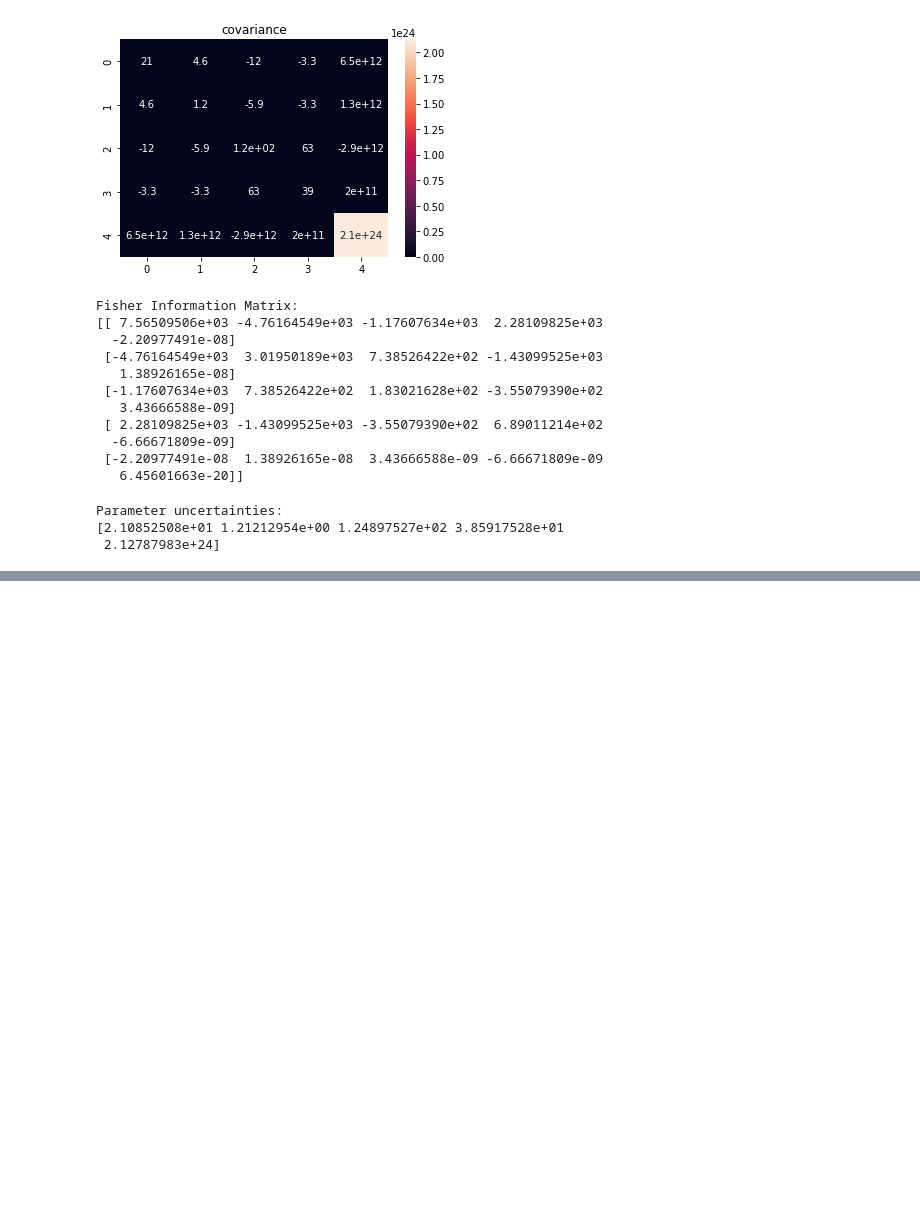
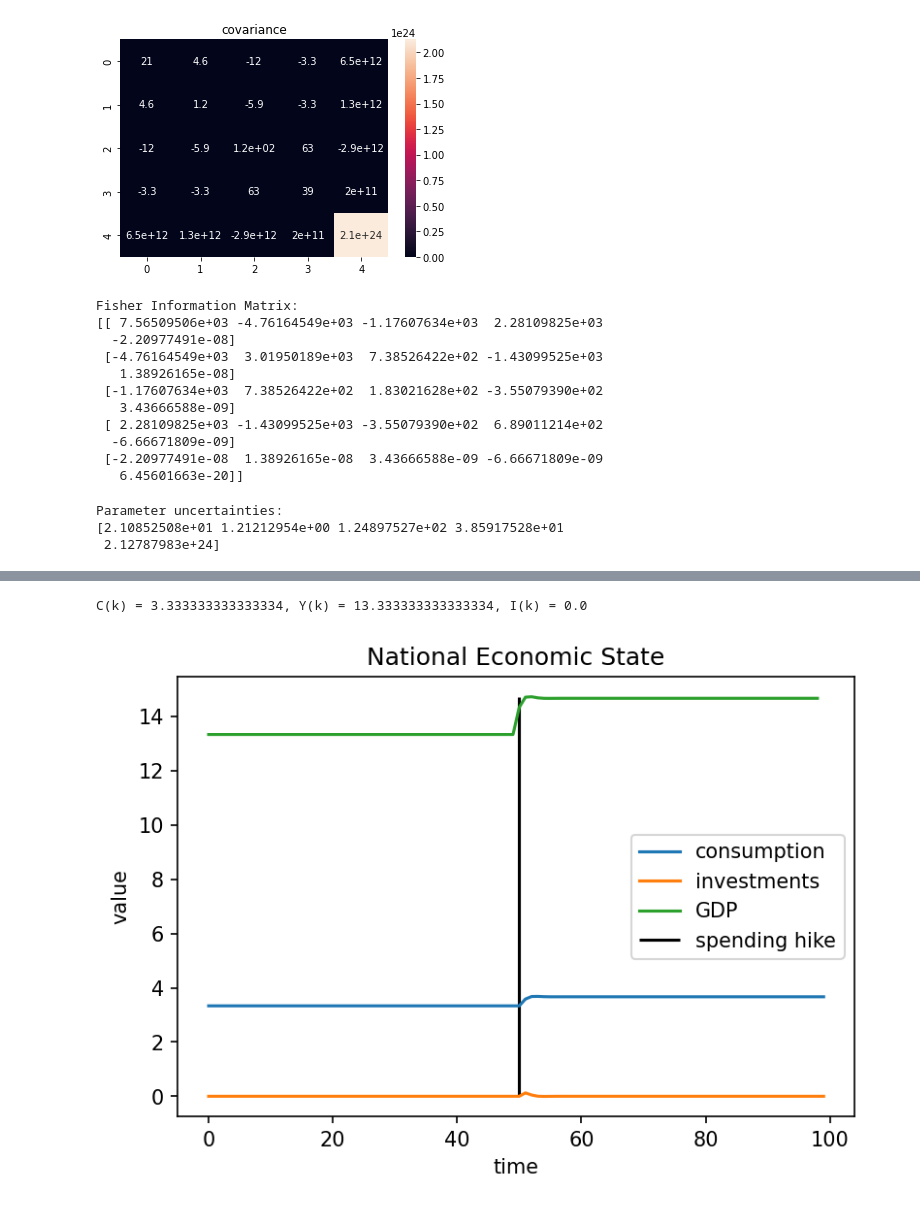
Before and after one commit to jcallahan4/cs580, a Jupyter notebook: hw7.ipynb, the cells around one changed output, grey strips where cells are left out. Saved outputs shown, nothing was run; the diff lists cells and outputs as text; code cells hidden in the pictures; blank space fills up the shorter version.

```diff
--- a/hw7.ipynb
+++ b/hw7.ipynb
@@ -191,0 +195,65 @@ Parameter uncertainties:
+# %%
+m = 0.25
+mu = 0.5
+g_k = 10
+A = np.array([[m, m],
+              [mu * (m - 1), mu * m]])
+
+inv = np.linalg.inv(A - np.eye(A.shape[0]))
+B = np.array([[m], [mu * m]])
+u = np.array([g_k])
+x_k = -1 * inv @ B @ u
+c_k, i_k = x_k
+y_k = c_k + i_k + g_k
+print(f'C(k) = {c_k}, Y(k) = {y_k}, I(k) = {i_k}')
+# %% [output]
+C(k) = 3.333333333333334, Y(k) = 13.333333333333334, I(k) = 0.0
+# %%
+def get_x(A, B, x, u):
+    return (A @ x) + (B @ u)
+
+def get_y(C, D, x, u):
+    return (C @ x) + (D @ u)
+
+ts = 100
+x0 = np.array(x_k) # initial equilibrium is C_k = 0, I_k = 0
+C = np.array([[1, 1]])
+D = np.array([[1]])
+us = np.expand_dims(np.ones((numTimeSteps,)), axis=1) * 10
+
+xs = np.empty((ts, x0.shape[0]))
+ys = np.empty((ts - 1,))
+xs[0] = x0
+
+hiked = False
+for t in range(0, ts - 1):
+
+    if t >= (ts / 2) and not hiked:
+        hike_time = t
+        us = us + (0.1 * us)
+        hiked = True
+
+    x = getXnext(A, B, xs[t], us[t])
+    xs[t + 1] = x
+    y = getY(C, D, xs[t], us[t])
+    ys[t] = y
+
+
+plt.figure(dpi=150)
+for index, x in enumerate(xs.T):
+    if index == 0:
+        label="consumption"
+    elif index == 1:
+        label="investments"
+    plt.plot(x, label=label)
+
+
+plt.plot(ys, label="GDP")
+plt.vlines(hike_time, ymin=0, ymax=np.max(ys), label="spending hike")
+plt.ylabel("value")
+plt.xlabel("time")
+plt.title("National Economic State")
+plt.legend()
+plt.show()
+# %% [output]
+[figure, added]
```
Also changed, not shown: parts of 1 cell of this notebook, 1 other file.
